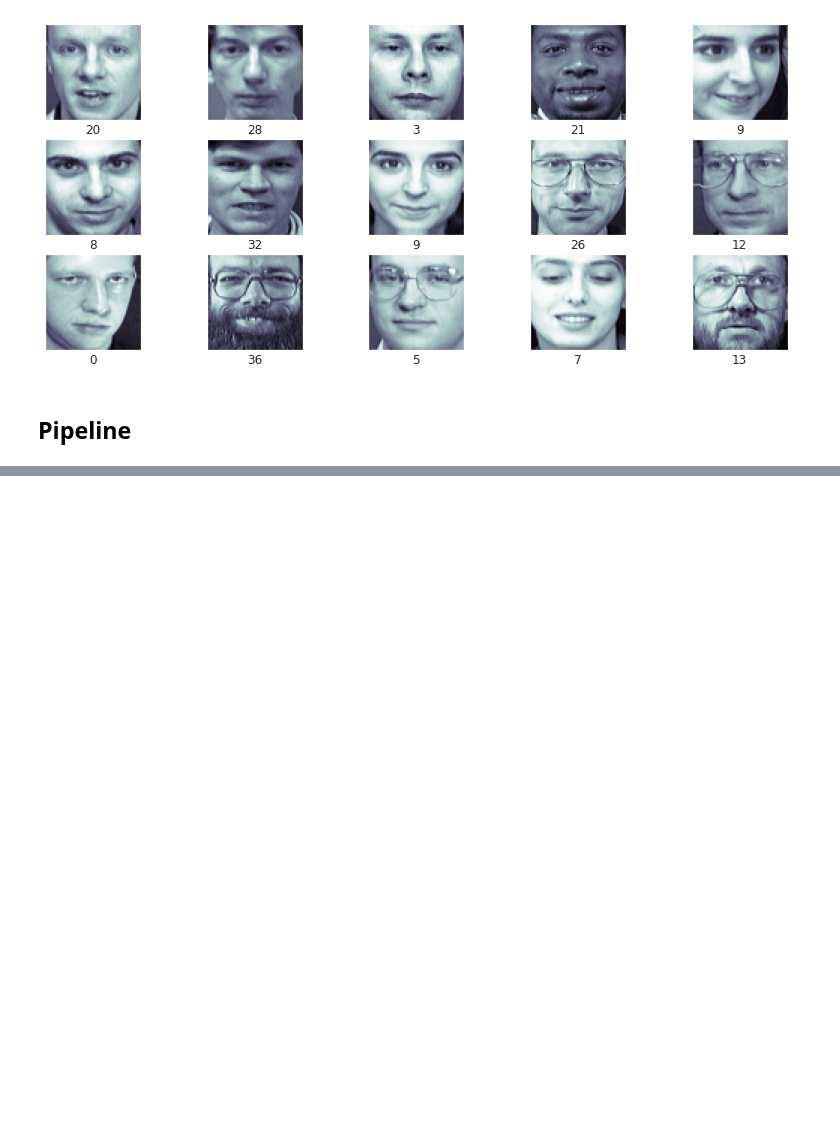
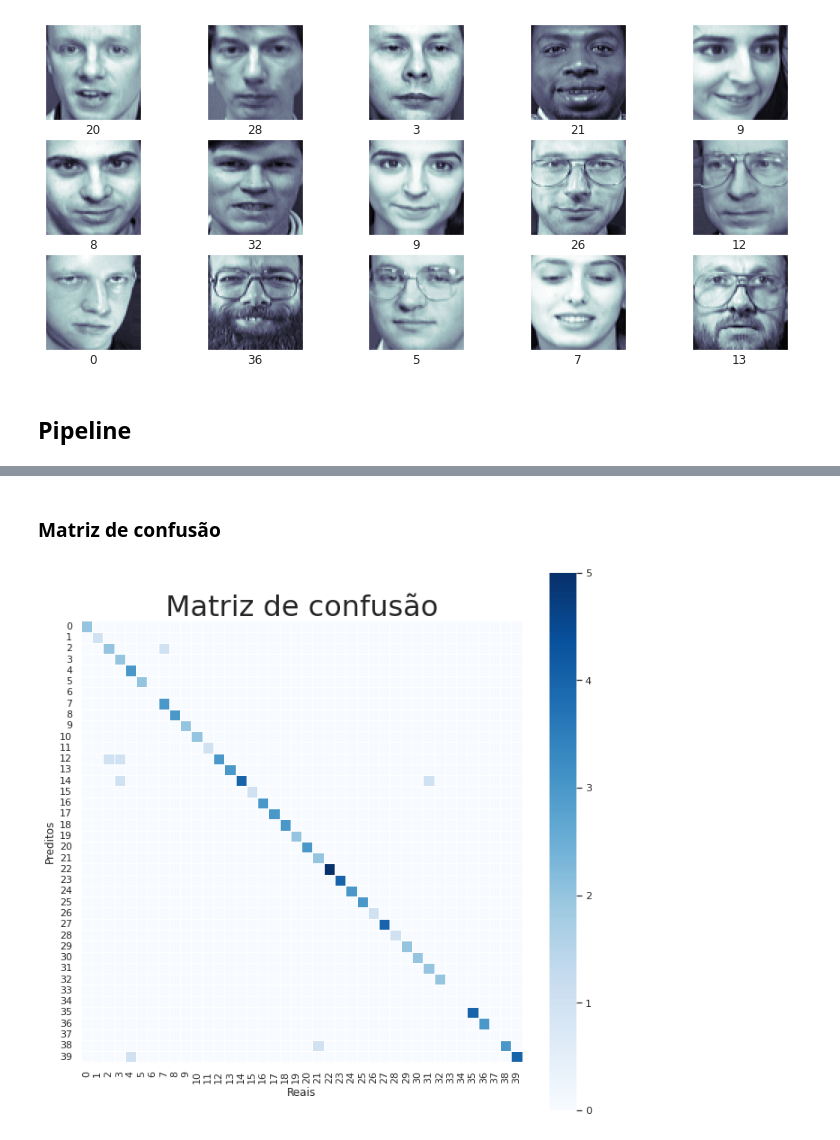
Before and after one commit to gus-phys/AI2-resources, a Jupyter notebook: 08-classificacao/aulas-praticas/aula6/svm/svm-on-Cambridge-faces.ipynb, the cells around one changed output, grey strips where cells are left out. Saved outputs shown, nothing was run; the diff lists cells and outputs as text; code cells hidden in the pictures; blank space fills up the shorter version.

```diff
--- a/08-classificacao/aulas-praticas/aula6/svm/svm-on-Cambridge-faces.ipynb
+++ b/08-classificacao/aulas-praticas/aula6/svm/svm-on-Cambridge-faces.ipynb
@@ -39,0 +105,2 @@ model = make_pipeline(pca, svc)
+# %% [markdown]
+### Matriz de confusão
@@ -39,0 +109,19 @@ model = make_pipeline(pca, svc)
+# %%
+cm = confusion_matrix(y_test, y_fit, labels=range(40))
+
+plt.figure(figsize=(11, 11))
+sns.heatmap(cm.T,
+            square=True,
+            cbar=True,
+            linewidths=.9,
+            cmap=plt.cm.Blues)
+
+plt.title('Matriz de confusão',
+          fontdict={'fontsize':32})
+plt.xlabel('Reais')
+plt.ylabel('Preditos')
+# plt.xticks(rotation=0)
+
+plt.show()
+# %% [output]
+[figure, added]
```
Also changed, not shown: parts of 14 cells of this notebook.
